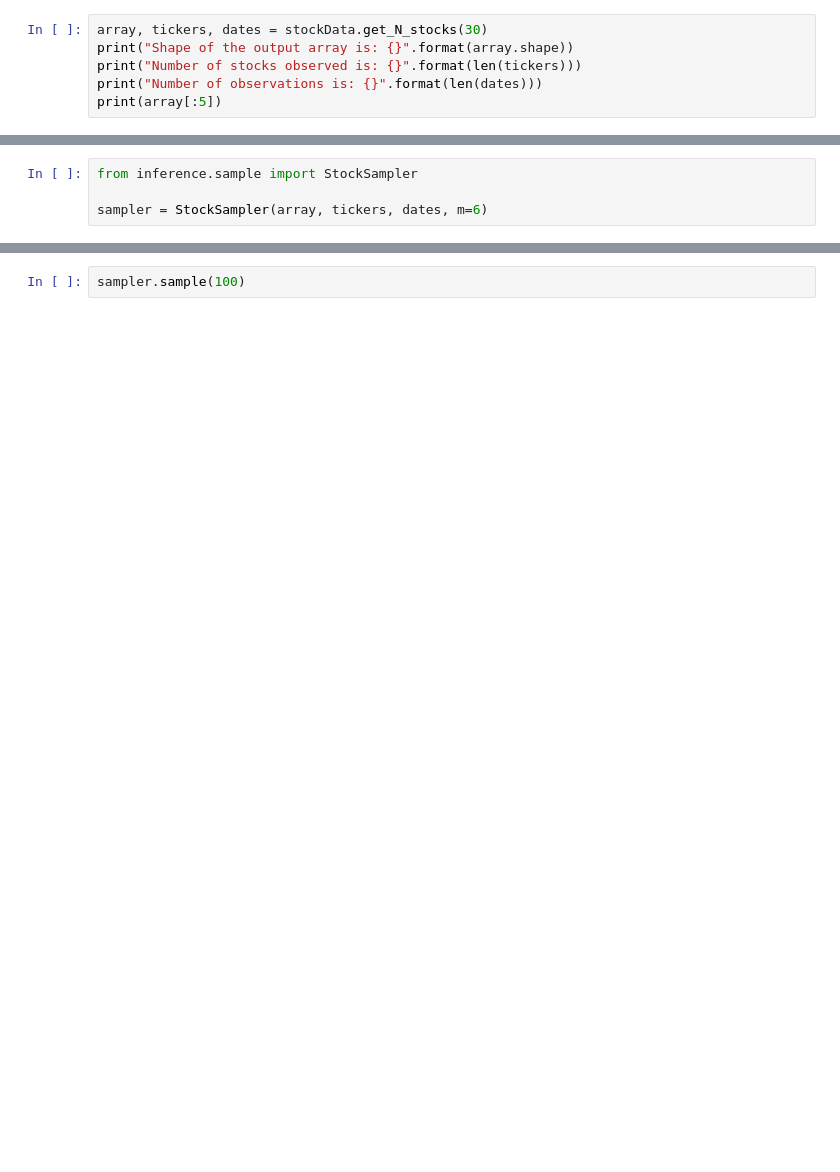
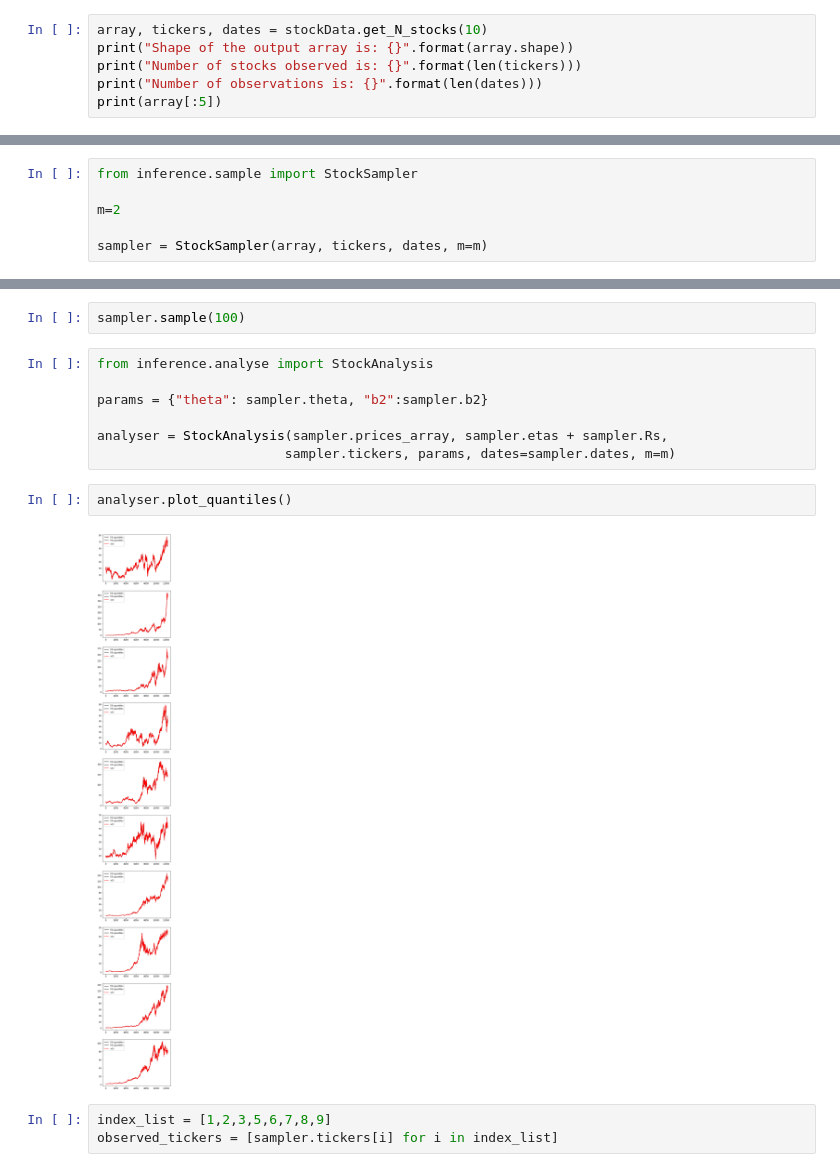
Before and after one commit to clementcome/BayesianSDE, a Jupyter notebook: main.ipynb, the cells around one changed output, grey strips where cells are left out. Saved outputs shown, nothing was run; the diff lists cells and outputs as text; blank space fills up the shorter version.

Commit message:
Analysis of the model with inference observations

```diff
--- a/main.ipynb
+++ b/main.ipynb
@@ -7,7 +7,7 @@ from inference.prepare import StockData
 
 stockData = StockData()
 # %%
-array, tickers, dates = stockData.get_N_stocks(30)
+array, tickers, dates = stockData.get_N_stocks(10)
 print("Shape of the output array is: {}".format(array.shape))
 print("Number of stocks observed is: {}".format(len(tickers)))
 print("Number of observations is: {}".format(len(dates)))
@@ -33,7 +29,9 @@ Number of observations is: 11652
 # %%
 from inference.sample import StockSampler
 
-sampler = StockSampler(array, tickers, dates, m=6)
+m=2
+
+sampler = StockSampler(array, tickers, dates, m=m)
 # %%
 sampler.x
 # %% [output]
@@ -52,3 +50,17 @@ array([[  5.41476011,  27.        ,   5.07168293, ...,   3.078125  ,
         132.61000061,  79.51999664]])
 # %%
 sampler.sample(100)
+# %%
+from inference.analyse import StockAnalysis
+
+params = {"theta": sampler.theta, "b2":sampler.b2}
+
+analyser = StockAnalysis(sampler.prices_array, sampler.etas + sampler.Rs,
+                        sampler.tickers, params, dates=sampler.dates, m=m)
+# %%
+analyser.plot_quantiles()
+# %% [output]
+[figure, added]
+# %%
+index_list = [1,2,3,5,6,7,8,9]
+observed_tickers = [sampler.tickers[i] for i in index_list]
```
Also changed, not shown: parts of 22 cells of this notebook, 2 other files.
